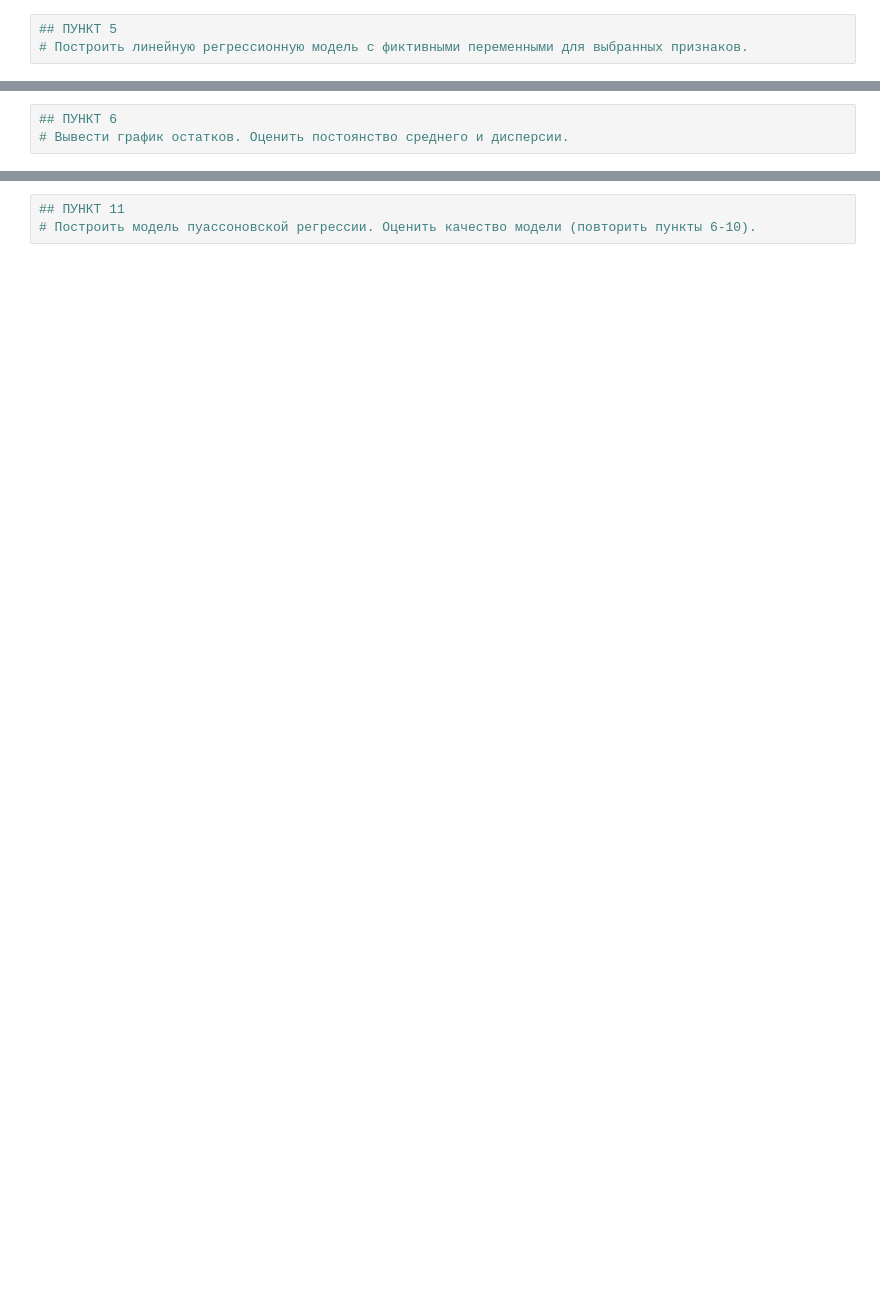
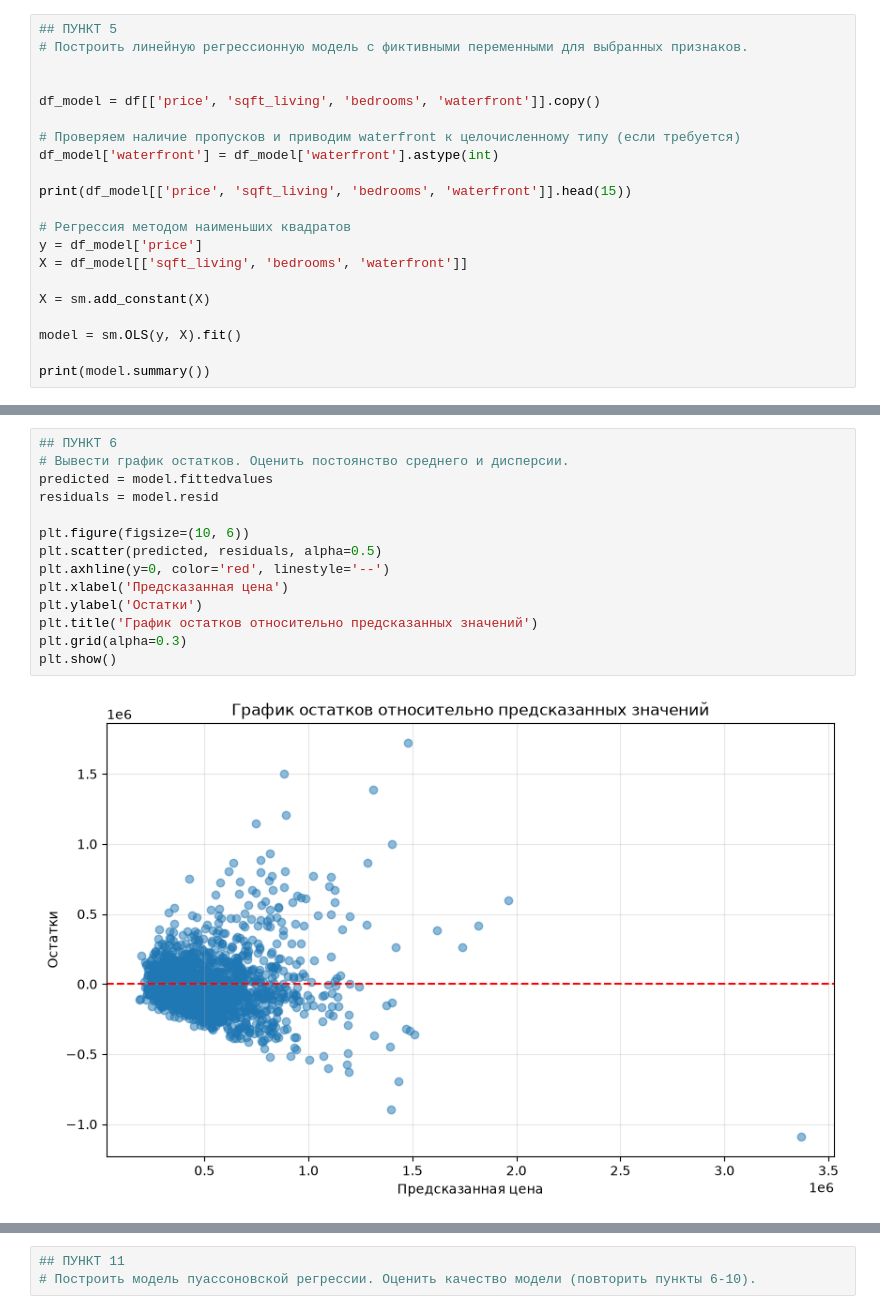
Before and after one commit to Vilifen/LAB2_MAD, a Jupyter notebook: Untitled-1.ipynb, the cells around one changed output, grey strips where cells are left out. Drawn from its saved outputs; the diff is of its cells as text; blank space fills up the shorter version.

```diff
--- a/Untitled-1.ipynb
+++ b/Untitled-1.ipynb
@@ -198,3 +270,21 @@ plt.show()
 # %%
 ## ПУНКТ 5
 # Построить линейную регрессионную модель с фиктивными переменными для выбранных признаков.
+
+
+df_model = df[['price', 'sqft_living', 'bedrooms', 'waterfront']].copy()
+
+# Проверяем наличие пропусков и приводим waterfront к целочисленному типу (если требуется)
+df_model['waterfront'] = df_model['waterfront'].astype(int)
+
+print(df_model[['price', 'sqft_living', 'bedrooms', 'waterfront']].head(15))
+
+# Регрессия методом наименьших квадратов
+y = df_model['price']
+X = df_model[['sqft_living', 'bedrooms', 'waterfront']]
+
+X = sm.add_constant(X)
+
+model = sm.OLS(y, X).fit()
+
+print(model.summary())
@@ -201,6 +309,19 @@ plt.show()
 # %%
 ## ПУНКТ 6
 # Вывести график остатков. Оценить постоянство среднего и дисперсии.
+predicted = model.fittedvalues
+residuals = model.resid
+
+plt.figure(figsize=(10, 6))
+plt.scatter(predicted, residuals, alpha=0.5)
+plt.axhline(y=0, color='red', linestyle='--')
+plt.xlabel('Предсказанная цена')
+plt.ylabel('Остатки')
+plt.title('График остатков относительно предсказанных значений')
+plt.grid(alpha=0.3)
+plt.show()
+# %% [output]
+[figure, added]
 # %%
 ## ПУНКТ 7
 # Построить гистограмму стандартизированных остатков.
```
Also changed, not shown: parts of 8 cells of this notebook.
